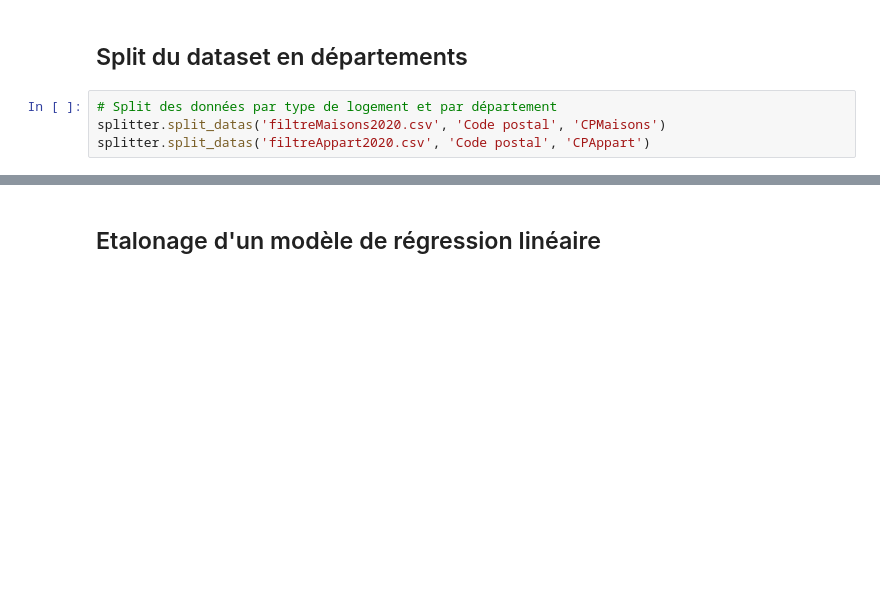
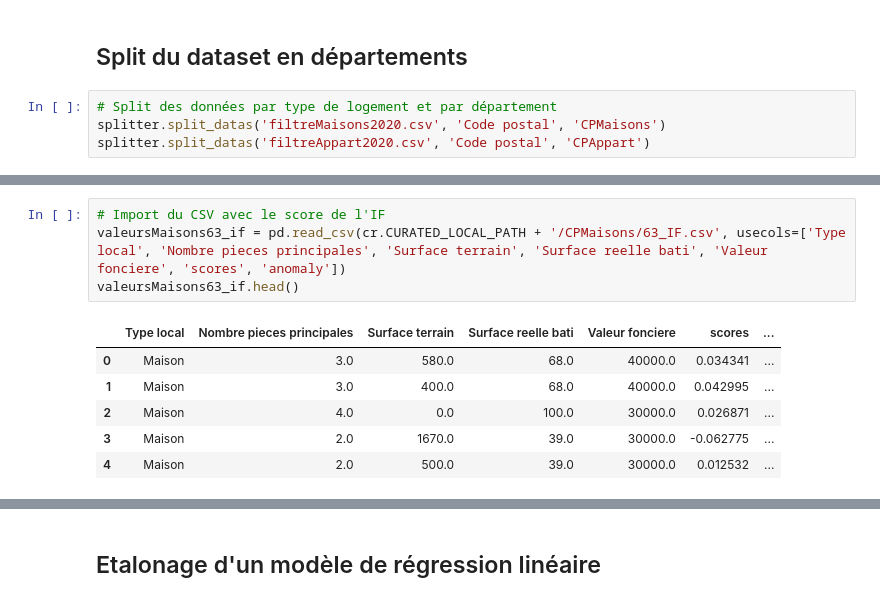
Before and after one commit to Twizzle1997/Immothep, a Jupyter notebook: src/notebookAppV2.ipynb, the cells around one changed output, grey strips where cells are left out. Saved outputs shown, nothing was run; the diff lists cells and outputs as text; blank space fills up the shorter version.

```diff
--- a/src/notebookAppV2.ipynb
+++ b/src/notebookAppV2.ipynb
@@ -106,0 +153,11 @@ splitter.split_datas('filtreAppart2020.csv', 'Code postal', 'CPAppart')
+# %%
+# Import du CSV avec le score de l'IF
+valeursMaisons63_if = pd.read_csv(cr.CURATED_LOCAL_PATH + '/CPMaisons/63_IF.csv', usecols=['Type local', 'Nombre pieces principales', 'Surface terrain', 'Surface reelle bati', 'Valeur fonciere', 'scores', 'anomaly'])
+valeursMaisons63_if.head()
+# %% [output]
+|  | Type local | Nombre pieces principales | Surface terrain | Surface reelle bati | Valeur fonciere | scores | ... |
+| 0 | Maison | 3.0 | 580.0 | 68.0 | 40000.0 | 0.034341 | ... |
+| 1 | Maison | 3.0 | 400.0 | 68.0 | 40000.0 | 0.042995 | ... |
+| 2 | Maison | 4.0 | 0.0 | 100.0 | 30000.0 | 0.026871 | ... |
+| 3 | Maison | 2.0 | 1670.0 | 39.0 | 30000.0 | -0.062775 | ... |
+| 4 | Maison | 2.0 | 500.0 | 39.0 | 30000.0 | 0.012532 | ... |
```
Also changed, not shown: parts of 12 cells of this notebook, 3 other files.
